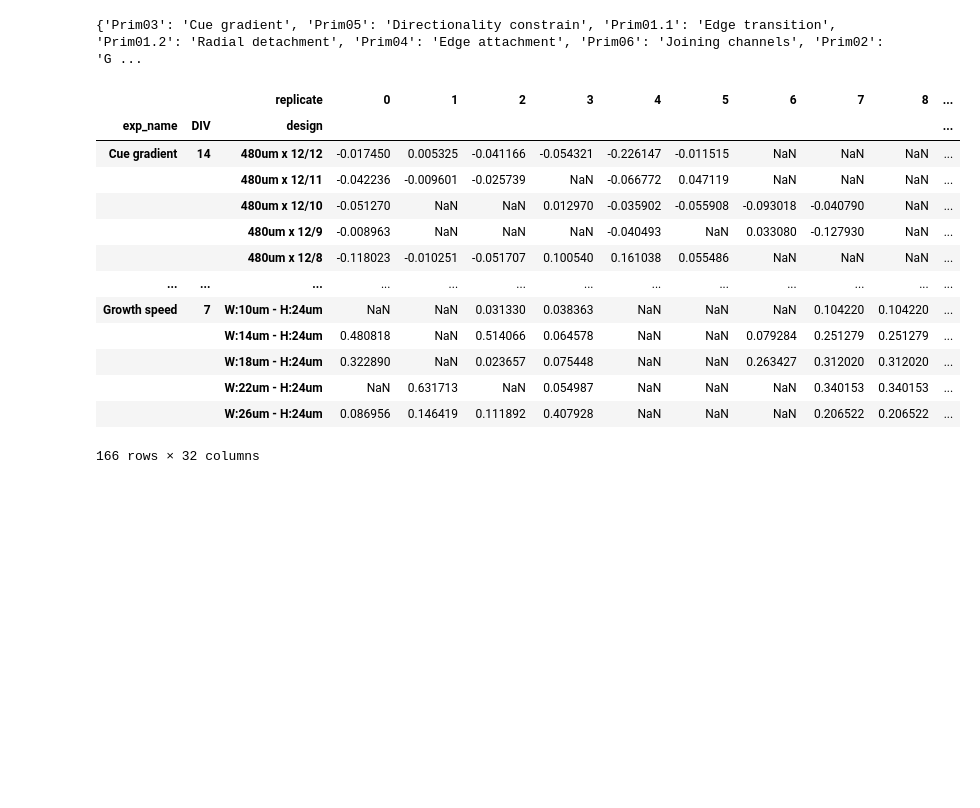
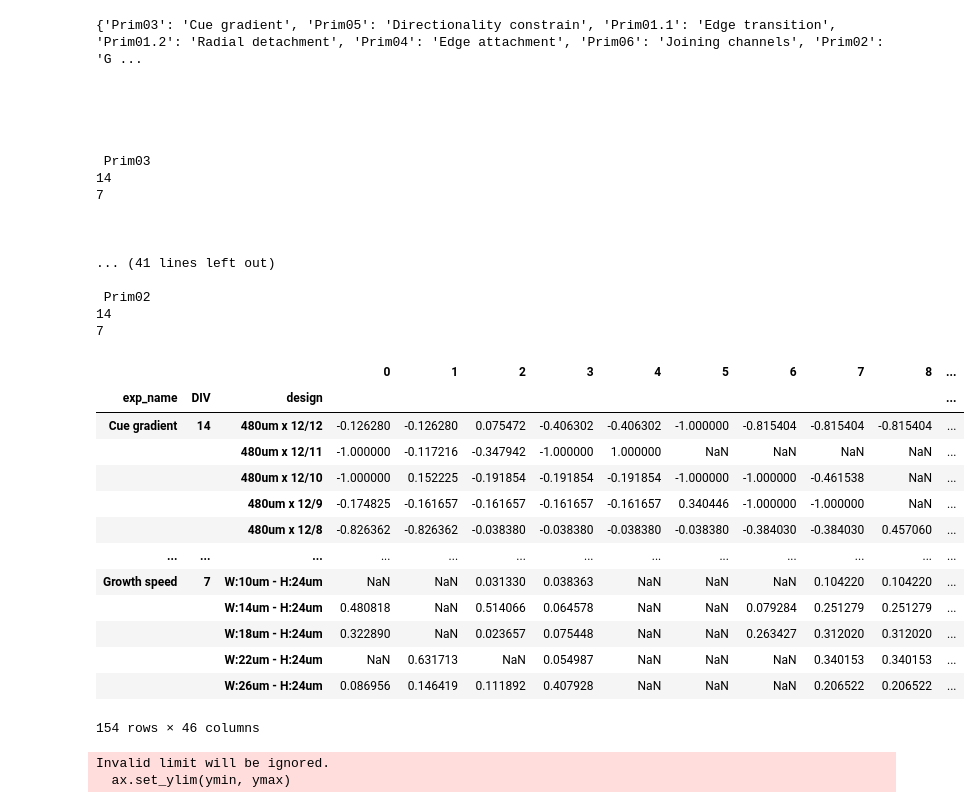
Before and after one commit to LoaloaF/axtrack, a Jupyter notebook: process_primitives3.ipynb, the cells around one changed output. Saved outputs shown, nothing was run; the diff lists cells and outputs as text; code cells hidden in the pictures; blank space fills up the shorter version.

```diff
--- a/process_primitives3.ipynb
+++ b/process_primitives3.ipynb
@@ -152,52 +205,89 @@ primitives_namemap = {
 # %%
 metrics_files = sorted(glob.glob(f'{path}/*/*_metrics.csv'))
 data = []
 # iterate over the primitves
 print(primitives_namemap)
 for orig_name, new_name in primitives_namemap.items():
+    print('\n\n\n\n\n', orig_name)
     # get the metrics files corresponding to this prim
     m_files = [f for f in metrics_files if orig_name in f]
 
     # unpack div14, and div7 files and format them for glue up
     if len(m_files) == 2:
-        div14_mtrc, div7_mtrc = [pd.read_csv(f, index_col=(0,1)) for f in m_files]
-        metrics_dfs = [pd.read_csv(f, index_col=(0,1)) for f in m_files]
+        idx_cols = (0,1,2) if new_name not in ('Growth speed', 'Directionality constrain') else (0,1)
+        metrics_dfs = [pd.read_csv(f, index_col=idx_cols) for f in m_files]
 
         for metr_df, div in zip(metrics_dfs, (14, 7)):
-            metr_df = metr_df.unstack(level=1).droplevel(axis=1, level=0)
-            # replace the design ID with the actual design name, add DIV to index
-            new_idx = [(new_name, div, design_namemap[orig_name][idx]) for idx in metr_df.index]
-            metr_df.index = pd.MultiIndex.from_tuples(new_idx, names=('exp_name', 'DIV', 'design'))
-
-            # reorder to the design_namemap if unique
-            if ~pd.Index(design_namemap[orig_name].values()).duplicated().any():
-                metr_df = metr_df.reindex(design_namemap[orig_name].values(), level='design')
-            data.append(metr_df)
+            print(div)
+            data.append(format_metric_df(metr_df, div, orig_name, new_name))
 
     elif len(m_files) == 0:
         print(f'Warning: `{orig_name}` not found in list of metric files.\n')
     elif len(m_files) > 2:
         print(f'Error: `{orig_name}` had more than 2 (DIV7, DIV14) metric files.\n')
         exit()
 
 
 data_final = pd.concat(data, axis=0)
-data_final.to_csv(f'{path}/all_primitives_results.csv')
+data_final.to_csv(f'{path}/all_primitives_results_new.csv')
 data_final
 # %% [output]
 {'Prim03': 'Cue gradient', 'Prim05': 'Directionality constrain', 'Prim01.1': 'Edge transition', 'Prim01.2': 'Radial detachment', 'Prim04': 'Edge attachment', 'Prim06': 'Joining channels', 'Prim02': 'G ...
+
+
+
+
+
+ Prim03
+14
+7
+
+
+
+... (41 lines left out)
+
+ Prim02
+14
+7
-|  |  | replicate | 0 | 1 | 2 | 3 | 4 | 5 | 6 | 7 | 8 | ... |
+|  |  |  | 0 | 1 | 2 | 3 | 4 | 5 | 6 | 7 | 8 | ... |
 | exp_name | DIV | design |  |  |  |  |  |  |  |  |  | ... |
-| Cue gradient | 14 | 480um x 12/12 | -0.017450 | 0.005325 | -0.041166 | -0.054321 | -0.226147 | -0.011515 | NaN | NaN | NaN | ... |
-|  |  | 480um x 12/11 | -0.042236 | -0.009601 | -0.025739 | NaN | -0.066772 | 0.047119 | NaN | NaN | NaN | ... |
-|  |  | 480um x 12/10 | -0.051270 | NaN | NaN | 0.012970 | -0.035902 | -0.055908 | -0.093018 | -0.040790 | NaN | ... |
-|  |  | 480um x 12/9 | -0.008963 | NaN | NaN | NaN | -0.040493 | NaN | 0.033080 | -0.127930 | NaN | ... |
-|  |  | 480um x 12/8 | -0.118023 | -0.010251 | -0.051707 | 0.100540 | 0.161038 | 0.055486 | NaN | NaN | NaN | ... |
+| Cue gradient | 14 | 480um x 12/12 | -0.126280 | -0.126280 | 0.075472 | -0.406302 | -0.406302 | -1.000000 | -0.815404 | -0.815404 | -0.815404 | ... |
+|  |  | 480um x 12/11 | -1.000000 | -0.117216 | -0.347942 | -1.000000 | 1.000000 | NaN | NaN | NaN | NaN | ... |
+|  |  | 480um x 12/10 | -1.000000 | 0.152225 | -0.191854 | -0.191854 | -0.191854 | -1.000000 | -1.000000 | -0.461538 | NaN | ... |
+|  |  | 480um x 12/9 | -0.174825 | -0.161657 | -0.161657 | -0.161657 | -0.161657 | 0.340446 | -1.000000 | -1.000000 | NaN | ... |
+|  |  | 480um x 12/8 | -0.826362 | -0.826362 | -0.038380 | -0.038380 | -0.038380 | -0.038380 | -0.384030 | -0.384030 | 0.457060 | ... |
 | ... | ... | ... | ... | ... | ... | ... | ... | ... | ... | ... | ... | ... |
 | Growth speed | 7 | W:10um - H:24um | NaN | NaN | 0.031330 | 0.038363 | NaN | NaN | NaN | 0.104220 | 0.104220 | ... |
 |  |  | W:14um - H:24um | 0.480818 | NaN | 0.514066 | 0.064578 | NaN | NaN | 0.079284 | 0.251279 | 0.251279 | ... |
 |  |  | W:18um - H:24um | 0.322890 | NaN | 0.023657 | 0.075448 | NaN | NaN | 0.263427 | 0.312020 | 0.312020 | ... |
 |  |  | W:22um - H:24um | NaN | 0.631713 | NaN | 0.054987 | NaN | NaN | NaN | 0.340153 | 0.340153 | ... |
 |  |  | W:26um - H:24um | 0.086956 | 0.146419 | 0.111892 | 0.407928 | NaN | NaN | NaN | 0.206522 | 0.206522 | ... |
-166 rows × 32 columns
+154 rows × 46 columns
+# %%
+# check all intensities
+# print(all_intensities)
+# print(int_boundries)
+
+bounds = [0]+list(int_boundries)+[1]
+
+fig, ax = plt.subplots(figsize=config.SMALL_FIGSIZE)
+fig.subplots_adjust(left=.2, bottom=.2)
+ax.hist(all_intensities, log=True, bins=50, cumulative=False)
+hist = ax.hist(all_intensities, log=True, bins=bounds, histtype='step', cumulative=False)
+
+text_coos = [(bounds[i]+(bounds[i+1]-bounds[i])/2, hist[0][i]) for i in range(len(hist[0]))]
+[ax.text(*text_coos[i], f'n={i}' if not i else i, fontsize=config.FONTS, color=config.DEFAULT_COLORS[1], ha='center')
+ for i in range(len(text_coos))]
+
+ymin, ymax = 0, 1200
+ax.tick_params(labelsize=config.SMALL_FONTS)
+ax.set_ylim(ymin, ymax)
+ax.set_xscale('log')
+ax.set_xlabel('Median pixel intensity', fontsize=config.FONTS)
+ax.set_ylabel('n samples', fontsize=config.FONTS)
+
+save_plot(fig, 'int2repl')
+# %% [output]
+Invalid limit will be ignored.
+  ax.set_ylim(ymin, ymax)
 # %%
```
Also changed, not shown: parts of 6 cells of this notebook, 3 other files.
